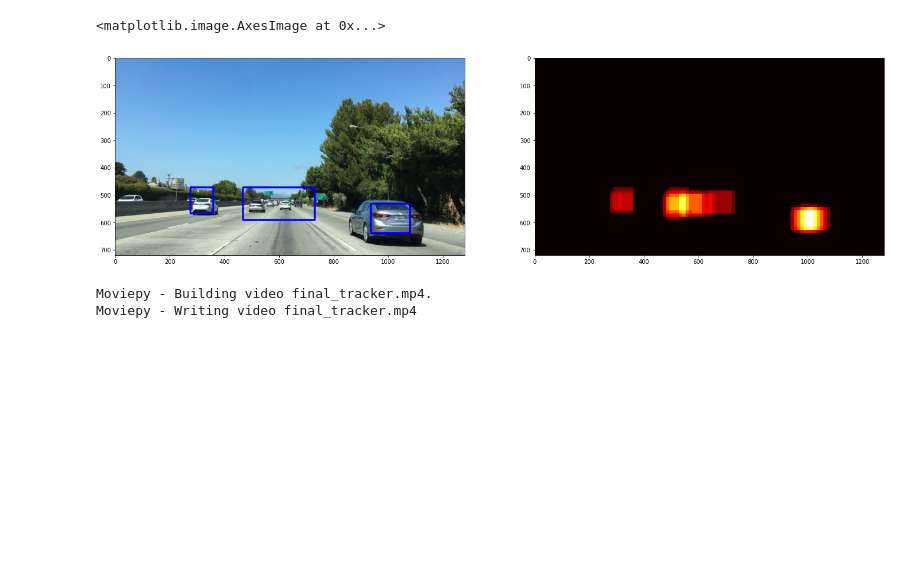
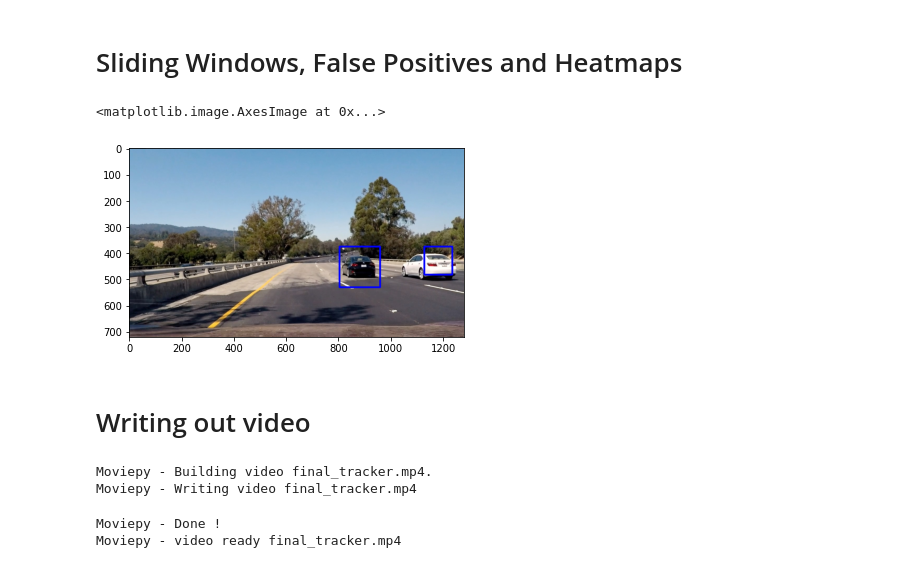
Before and after one commit to srianumakonda/Advanced-Lane-Detection-and-Object-Detection, a Jupyter notebook: main.ipynb, the cells around one changed output. Cells and saved outputs as stored; diff of their text form; code cells hidden in the pictures; blank space fills up the shorter version.

```diff
--- a/main.ipynb
+++ b/main.ipynb
@@ -366,0 +286,2 @@ def process_image(img):
+# %% [markdown]
+# Sliding Windows, False Positives and Heatmaps
@@ -367,21 +372,23 @@ def process_image(img):
 # %%
-img = mpimg.imread("bbox-example-image.jpg")
-draw_image = np.copy(img)
+imgs = mpimg.imread("test_image.jpg")
 
-windows = slide_window(img, xy_window=(84,84))
+hello = process_image(imgs)
+plt.imshow(hello)
 
-hot_windows = search_windows(img, windows, svc, X_scaler)
+# out_img = find_cars(imgs, ystart, ystop, 1.5, svc, X_scaler, 8, 8, 2, (16,16), 32)
+# heat = np.zeros_like(imgs[:,:,0]).astype(np.float)
 
-heat = np.zeros_like(img[:,:,0]).astype(np.float)
-heat = add_heat(heat,hot_windows)
-heat = apply_threshold(heat,1)
-heatmap = np.clip(heat, 0, 255)
-labels = label(heatmap)
-draw_img = draw_labeled_bboxes(np.copy(img), labels)
+# heat = add_heat(heat,out_img)
+# heat = apply_threshold(heat,1)
+# heatmap = np.clip(heat, 0, 255)
+# labels = label(heatmap)
+# draw_img = draw_labeled_bboxes(np.copy(img), labels)
 
-f, (ax1, ax2) = plt.subplots(1, 2, figsize=(24, 9))
-ax1.imshow(draw_img)
-ax2.imshow(heatmap, cmap='hot')
+# f, (ax1, ax2) = plt.subplots(1, 2, figsize=(24, 9))
+# ax1.imshow(draw_img)
+# ax2.imshow(heatmap, cmap='hot')
 # %% [output]
 <matplotlib.image.AxesImage at 0x...>
-[figure, old version]
+[figure, new version]
+# %% [markdown]
+# Writing out video
@@ -391,10 +411,12 @@ input_vid = 'lane_tracker.mp4'
 
 clip1 = VideoFileClip(input_vid)
 video_clip = clip1.fl_image(process_image)
-video_clip.write_videofile(output_vid, audio=False)
+video_clip.write_videofile(output_vid, audio=False, fps=30, threads=12)
 # %% [output]
 Moviepy - Building video final_tracker.mp4.
 Moviepy - Writing video final_tracker.mp4
+Moviepy - Done !
+Moviepy - video ready final_tracker.mp4
 # %%
 HTML("""
 <video width="960" height="540" controls>
```
Also changed, not shown: parts of 11 cells of this notebook, 4 other files.
